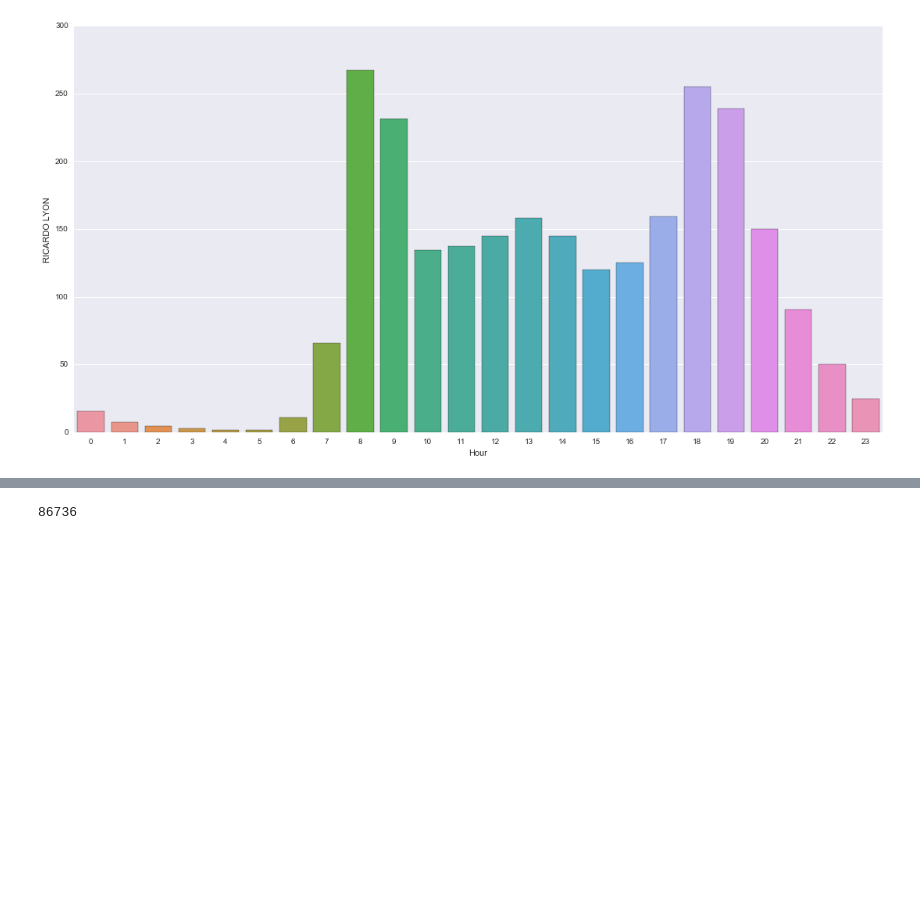
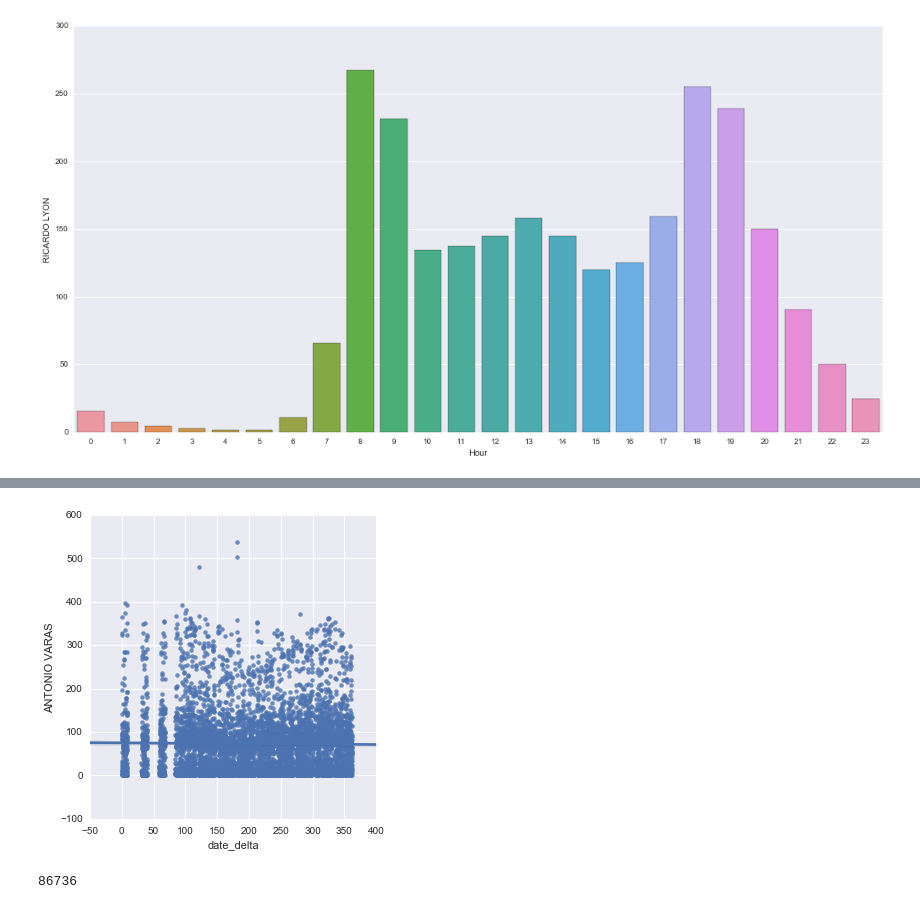
Before and after one commit to JotaSe/Bikeways-ML, a Jupyter notebook: providencia_bikeways.ipynb, the cells around one changed output, grey strips where cells are left out. Cells and saved outputs as stored; diff of their text form; code cells hidden in the pictures; blank space fills up the shorter version.

```diff
--- a/providencia_bikeways.ipynb
+++ b/providencia_bikeways.ipynb
@@ -214,3 +233,7 @@ score for RICARDO LYON : 0.126010556975
+# %%
+sns.lmplot(x="date_delta", y="ANTONIO VARAS", data=df[['date_delta', 'ANTONIO VARAS']]);
+# %% [output]
+[figure, added]
 # %%
 df.size
 # %% [output]
```
Also changed, not shown: parts of 4 cells of this notebook, 1 other file.
